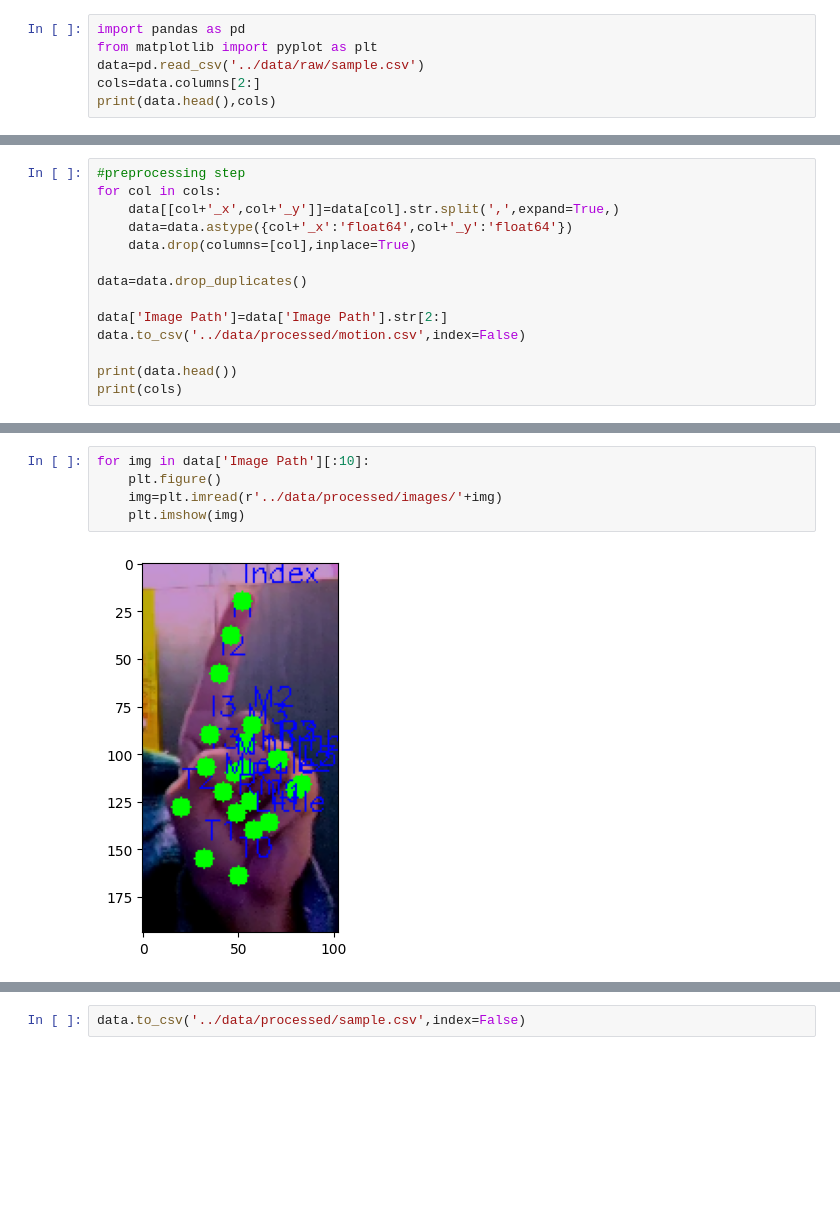
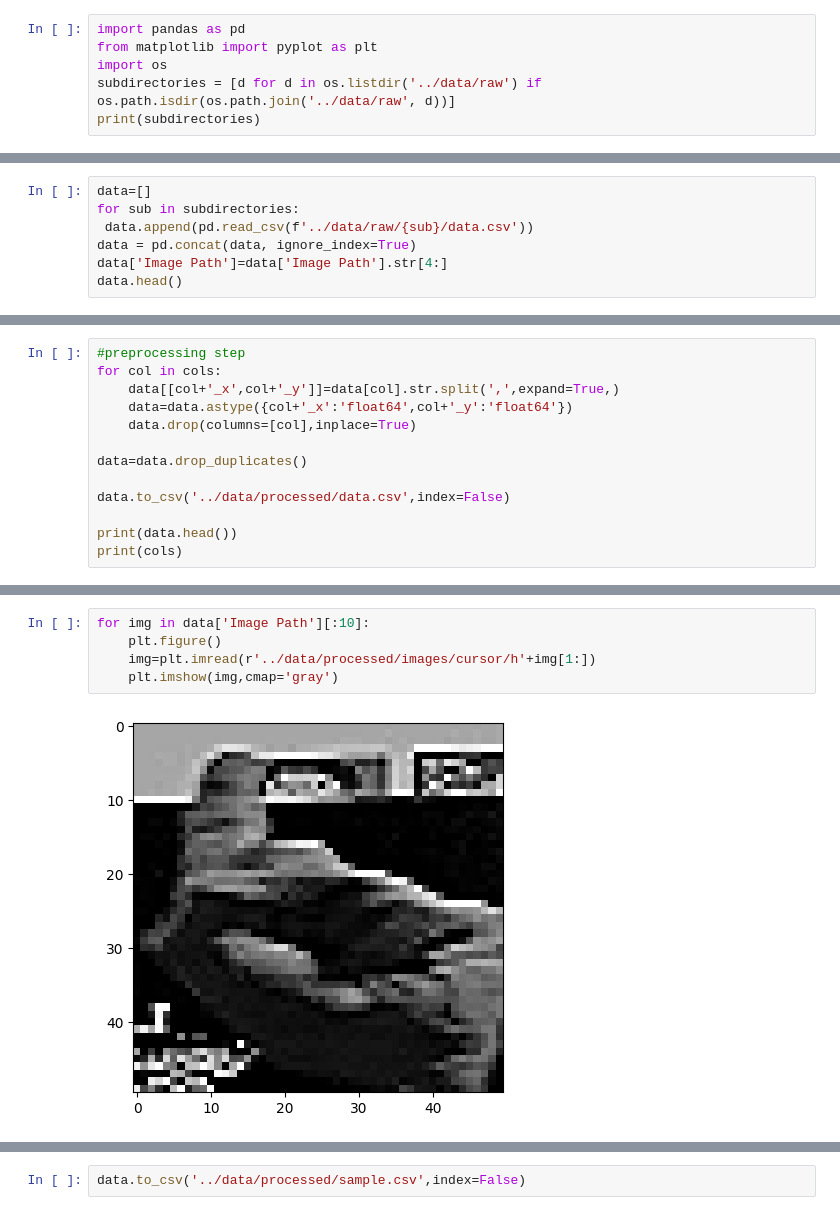
Before and after one commit to SumitJoshiGIT/Gesture-Controlled-PC, a Jupyter notebook: notebooks/preprocessing.ipynb, the cells around one changed output, grey strips where cells are left out. Saved outputs shown, nothing was run; the diff lists cells and outputs as text; blank space fills up the shorter version.

```diff
--- a/notebooks/preprocessing.ipynb
+++ b/notebooks/preprocessing.ipynb
@@ -1,7 +1,7 @@
 # %%
 import pandas as pd
 from matplotlib import pyplot as plt
-data=pd.read_csv('../data/raw/sample.csv')
-cols=data.columns[2:]
-print(data.head(),cols)
+import os
+subdirectories = [d for d in os.listdir('../data/raw') if os.path.isdir(os.path.join('../data/raw', d))]
+print(subdirectories)
 # %% [output]
@@ -24,0 +9,7 @@ print(data.head(),cols)
+# %%
+data=[]
+for sub in subdirectories:
+ data.append(pd.read_csv(f'../data/raw/{sub}/data.csv'))
+data = pd.concat(data, ignore_index=True)
+data['Image Path']=data['Image Path'].str[4:]
+data.head()
@@ -31,8 +52,7 @@ for col in cols:
 
 data=data.drop_duplicates()
 
-data['Image Path']=data['Image Path'].str[2:]
-data.to_csv('../data/processed/motion.csv',index=False)
+data.to_csv('../data/processed/data.csv',index=False)
 
 print(data.head())
 print(cols)
@@ -87,7 +153,7 @@ print(df.head(),df.shape)
 # %%
 for img in data['Image Path'][:10]:
     plt.figure()
-    img=plt.imread(r'../data/processed/images/'+img)
-    plt.imshow(img)
+    img=plt.imread(r'../data/processed/images/cursor/h'+img[1:])
+    plt.imshow(img,cmap='gray')
 # %% [output]
-[figure, old version]
+[figure, new version]
```
Also changed, not shown: parts of 11 cells of this notebook, 12 other files.
